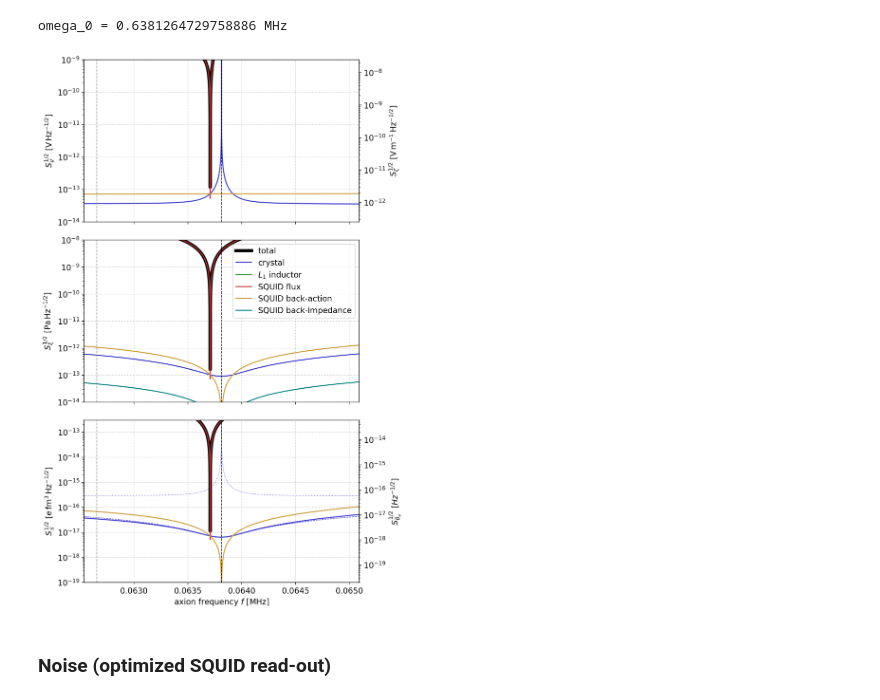
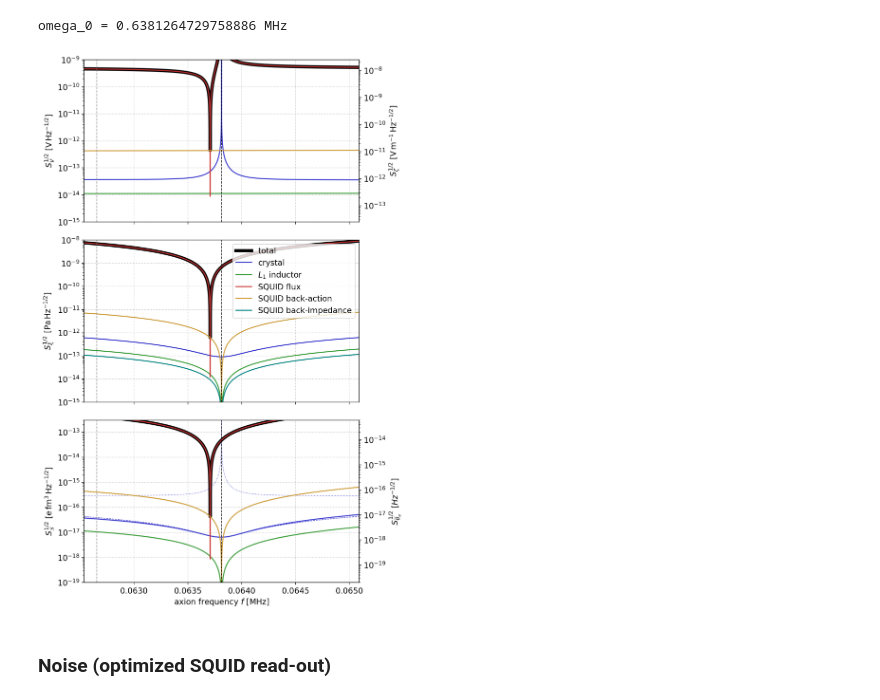
Before and after one commit to kenvantilburg/piezoaxionic-effect, a Jupyter notebook: code/supporting_plots_eta20.ipynb, the cells around one changed output. Drawn from its saved outputs; the diff is of its cells as text; code cells hidden in the pictures.

```diff
--- a/code/supporting_plots_eta20.ipynb
+++ b/code/supporting_plots_eta20.ipynb
@@ -227,12 +227,12 @@ fig.savefig(dir_fig+'Q_fundamental.pdf', bbox_inches='tight', pad_inches = 0)
 
 #C_c = fn_C_crystal_TE_c(l,a,b,beta_11)
 3#C_1_fid = np.real(C_c)
-L_1_fid = 1/(omega_0**2 * np.real(C_c))
+#L_1_fid = 1/(omega_0**2 * np.real(C_c))
 # %% [output]
 omega_0 = 0.6381264729758886 MHz
 # %%
 C_1 = 0.1 * C_1_fid
-L_1 = 0.1* L_1_fid
+L_1 = 0.1* L_1_fid*(1-1j*eps_L_1)
 L_2 = np.real(L_i)
 
 colors=[(0,0,0),(0.2,0.2,0.8),(0.2,0.2,0.8),(0.2,0.2,0.8),(0.2,0.6,0.2),(0.8,0.2,0.2),(0.8,0.6,0.2),(0.6,0.2,0.6),(0,0.5,0.5)]
@@ -266,7 +266,7 @@ ax[0].axvline(2*omega_0 / (2*np.pi*1e6*Second**-1), ls='dashed',lw=1,color='blac
 ax[0].axvline(fn_omega_res(l,v,h_11,c_11,beta_11) / (2*np.pi*1e6*Second**-1),ls='dashed',lw=1,color='gray')
 
 ax[0].set_yscale('log'); ax[0].set_xscale('linear');
-ylim0 = np.asarray([1e-14,1e-9])
+ylim0 = np.asarray([1e-15,1e-9])
 ax[0].set_xlim(vec_omega[0]/(2*np.pi*1e6*Second**-1), vec_omega[-1]/(2*np.pi*1e6*Second**-1)); ax[0].set_ylim(ylim0[0], ylim0[1])
 #ax[0].set_xlabel(r'$f ~ [\mathrm{MHz}]$');
 ax[0].set_ylabel('$S_{V}^{1/2} ~ [\mathrm{V \, Hz^{-1/2}}]$');
@@ -304,34 +304,34 @@ ax[2].plot(vec_omega / (2*np.pi*1e6*Second**-1), vec_S_schiff_fac * np.sqrt(vec_
 ax[2].plot(vec_omega / (2*np.pi*1e6*Second**-1), vec_S_schiff_fac * np.sqrt(vec_S_V_p_crystal_TE)/(ElectronCharge*fm**3/np.sqrt(Hz)),color=colors[1],label='crystal');
 ax[2].plot(vec_omega / (2*np.pi*1e6*Second**-1), vec_S_schiff_fac_xi * np.sqrt(vec_S_V_p_crystal_TE)/(ElectronCharge*fm**3/np.sqrt(Hz)),
            lw=0.8,ls='dashed',color=colors[2],label=r'crystal ($\xi$ only)');
 ax[2].plot(vec_omega / (2*np.pi*1e6*Second**-1), vec_S_schiff_fac_zeta * np.sqrt(vec_S_V_p_crystal_TE)/(ElectronCharge*fm**3/np.sqrt(Hz)),
            lw=0.8,ls='dotted',color=colors[3],label=r'crystal ($\zeta$ only)');
 ax[2].plot(vec_omega / (2*np.pi*1e6*Second**-1), vec_S_schiff_fac * np.sqrt(vec_S_V_p_L_1)/(ElectronCharge*fm**3/np.sqrt(Hz)),color=colors[4],label=r'$L_1$ inductor');
 
 ax[2].plot(vec_omega / (2*np.pi*1e6*Second**-1), vec_S_schiff_fac * np.sqrt(vec_S_V_p_squid_flux)/(ElectronCharge*fm**3/np.sqrt(Hz)),color=colors[5],label='SQUID flux');
 ax[2].plot(vec_omega / (2*np.pi*1e6*Second**-1), vec_S_schiff_fac * np.sqrt(vec_S_V_p_squid_BA)/(ElectronCharge*fm**3/np.sqrt(Hz)),color=colors[6],label='SQUID back-action');
 #ax[2].plot(vec_omega / (2*np.pi*1e6*Second**-1), vec_S_schiff_fac * np.sqrt(vec_S_V_p_magnetization)/(ElectronCharge*fm**3/np.sqrt(Hz)),color=colors[7],label='magnetization');
 #ax[2].plot(vec_omega / (2*np.pi*1e6*Second**-1), vec_S_schiff_fac * np.sqrt(vec_S_V_p_squid_BI)/(ElectronCharge*fm**3/np.sqrt(Hz)),color=colors[8],label='SQUID back-impedance');
 
 ax[2].axvline(omega_0 / (2*np.pi*1e6*Second**-1), ls='dashed',lw=1,color='black')
 ax[2].axvline(2*omega_0 / (2*np.pi*1e6*Second**-1), ls='dashed',lw=1,color='black')
 ax[2].axvline(fn_omega_res(l,v,h_11,c_11,beta_11) / (2*np.pi*1e6*Second**-1),ls='dashed',lw=1,color='gray')
 
 ax[2].set_yscale('log'); ax[2].set_xscale('linear');
 ylim2 = np.asarray([10**-19, 3*10**-13])
 ax[2].set_xlim(vec_omega[0]/(2*np.pi*1e6*Second**-1), vec_omega[-1]/(2*np.pi*1e6*Second**-1)); ax[2].set_ylim(ylim2)
 ax[2].set_xlabel(r'axion frequency $f ~ [\mathrm{MHz}]$'); ax[2].set_ylabel('$S_{\mathcal{S}}^{1/2} ~ [\mathrm{e \,fm^{3} \, Hz^{-1/2}}]$');
 #ax[2].legend(loc='upper left');
 ax2r = ax[2].twinx();
 ax2r.set_yscale('log');
 ax2r.set_ylim(ylim2[0] * ElectronCharge * fm**3 / S_schiff_over_theta, ylim2[1] * ElectronCharge * fm**3 / S_schiff_over_theta)
 ax2r.set_ylabel(r'$S_{\overline{\theta}_a}^{1/2} ~ [Hz^{-1/2}]$');
 ax[2].grid(ls='dotted')
 
 plt.tight_layout()
 plt.subplots_adjust(left=None, bottom=None, right=None, top=None, wspace=None, hspace=None)
 # %% [output]
-[figure, old version]
+[figure, new version]
 # %% [markdown]
 ### Noise (optimized SQUID read-out)
 # %%
```
Also changed, not shown: parts of 4 cells of this notebook, 12 other files.
